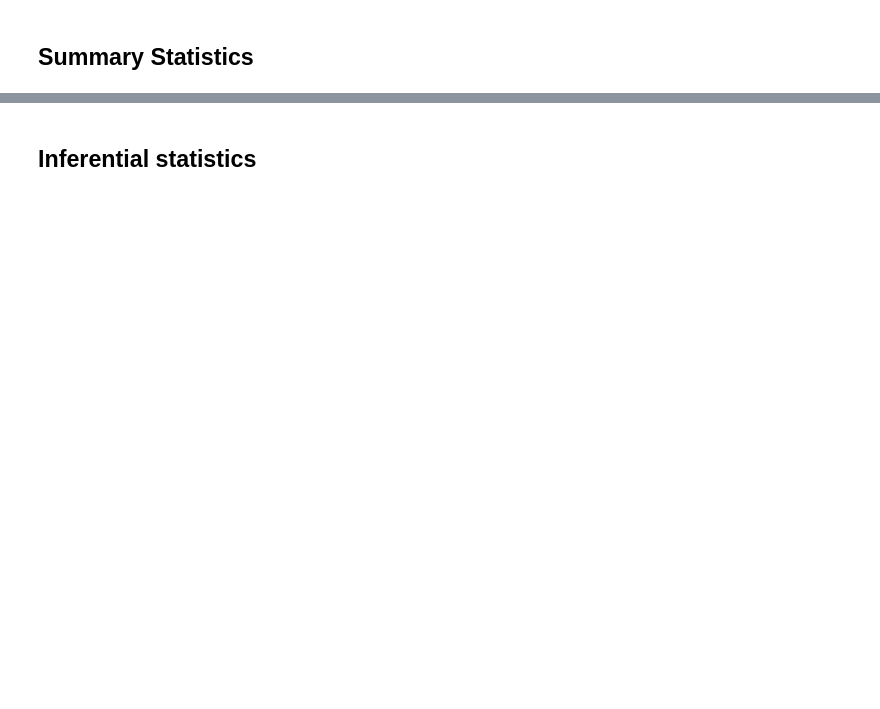
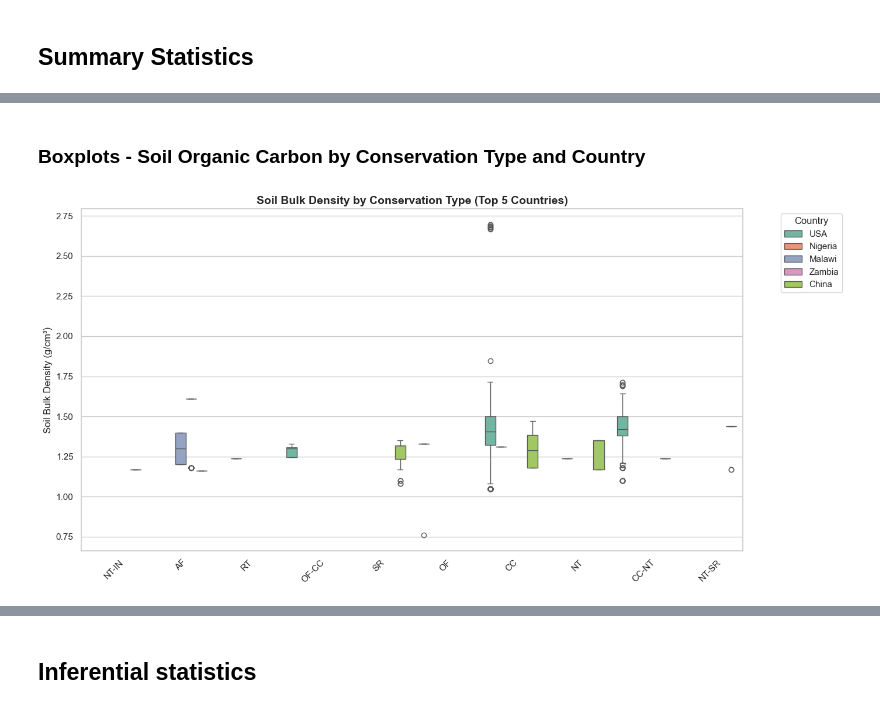
Before and after one commit to eleshuk/avcad_2025, a Jupyter notebook: question_1.ipynb, the cells around one changed output, grey strips where cells are left out. Cells and saved outputs as stored; diff of their text form; code cells hidden in the pictures; blank space fills up the shorter version.

```diff
--- a/question_1.ipynb
+++ b/question_1.ipynb
@@ -70,0 +16,3 @@ max     171.000000  187.000000  247.000000
+# %%
+df = pd.read_excel('SoilHealthDB_V2.xlsx')
+# df.head()
@@ -417,0 +97,52 @@ for var in ['SoilBD', 'SoilpH', 'CEC', 'MBN_T']:
+# %% [markdown]
+### Boxplots - Soil Organic Carbon by Conservation Type and Country
+# %%
+# Redefine the filtered_df based on top 5 countries again since it's missing
+top_countries = (
+    full_selection_df['Country']
+    .value_counts()
+    .nlargest(5)
+    .index
+)
+
+filtered_df = full_selection_df[full_selection_df['Country'].isin(top_countries)]
+
+# Identify which Conservation_Types have data
+valid_types = (
+    filtered_df.groupby("Conservation_Type")["SoilBD"]
+    .apply(lambda x: x.notna().sum())
+    .loc[lambda x: x > 0]
+    .index
+)
+
+# Sort remaining types by median SoilBD
+sorted_valid_order = (
+    filtered_df[filtered_df["Conservation_Type"].isin(valid_types)]
+    .groupby("Conservation_Type")["SoilBD"]
+    .median()
+    .sort_values()
+    .index
+)
+
+# Plot cleaned version
+plt.figure(figsize=(14, 7))
+sns.set_theme(style="whitegrid")
+sns.boxplot(
+    data=filtered_df[filtered_df["Conservation_Type"].isin(valid_types)],
+    x="Conservation_Type",
+    y="SoilBD",
+    hue="Country",
+    order=sorted_valid_order,
+    palette="Set2"
+)
+
+# Formatting
+plt.title("Soil Bulk Density by Conservation Type (Top 5 Countries)", fontsize=14, weight='bold')
+plt.ylabel("Soil Bulk Density (g/cm³)")
+plt.xlabel("")
+plt.xticks(rotation=45)
+plt.legend(title="Country", bbox_to_anchor=(1.05, 1), loc="upper left")
+plt.tight_layout()
+plt.show()
+# %% [output]
+[figure, added]
```
Also changed, not shown: parts of 43 cells of this notebook, 2 other files.
